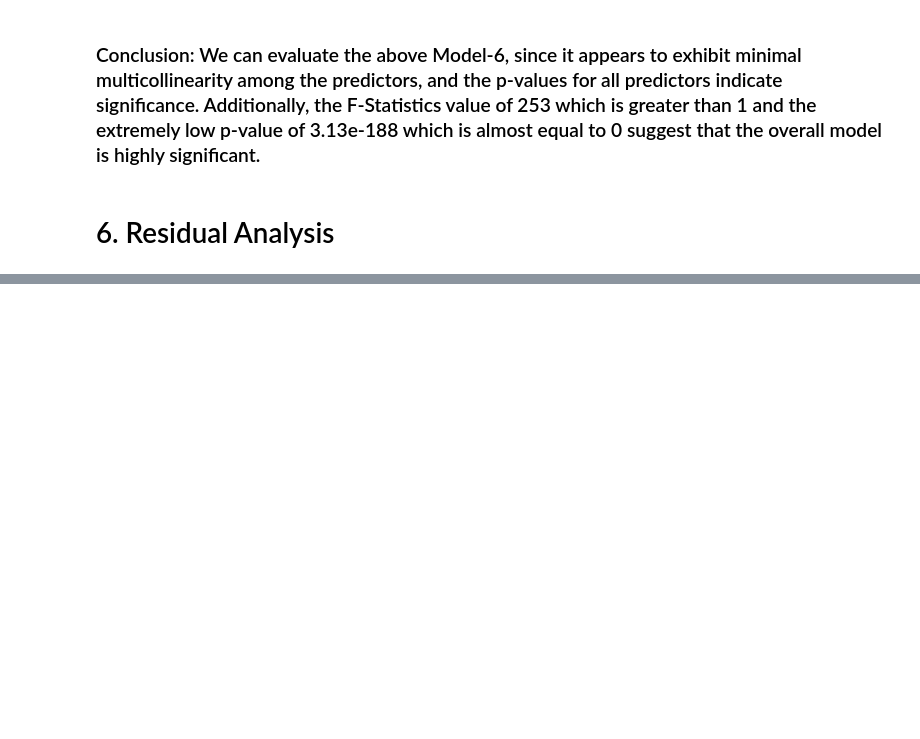
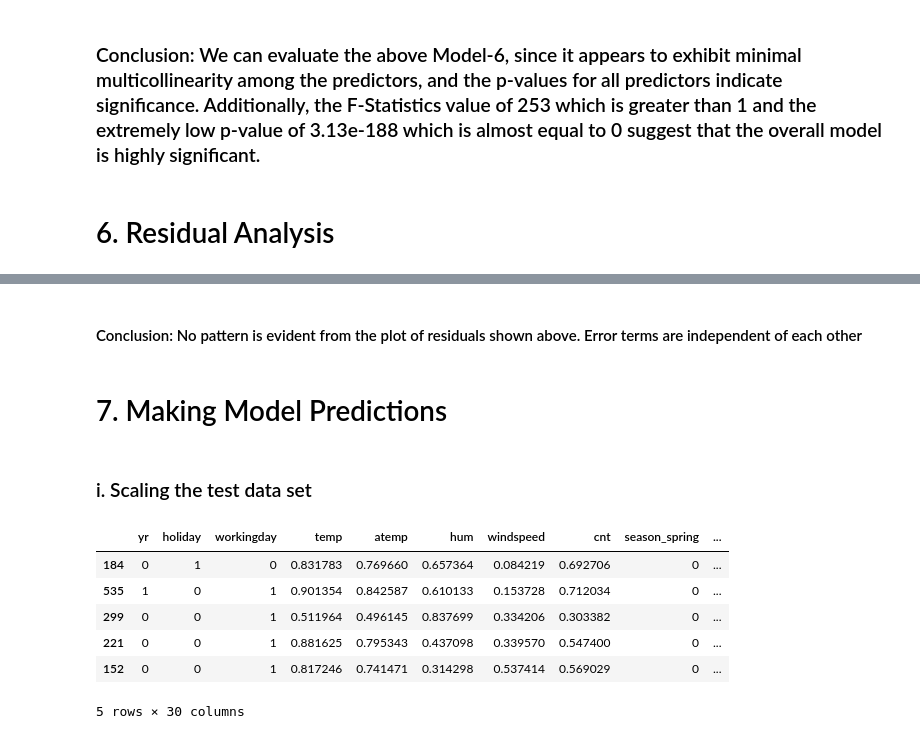
Before and after one commit to anagharavishankar/Regression_Bike_Sharing, a Jupyter notebook: Anagha_Ravishankar_Bike_Sharing.ipynb, the cells around one changed output, grey strips where cells are left out. Saved outputs shown, nothing was run; the diff lists cells and outputs as text; code cells hidden in the pictures; blank space fills up the shorter version.

```diff
--- a/Anagha_Ravishankar_Bike_Sharing.ipynb
+++ b/Anagha_Ravishankar_Bike_Sharing.ipynb
@@ -798,0 +797,18 @@ plt.show()
+# %% [markdown]
+#### Conclusion: No  pattern is evident from the plot of residuals shown above. Error terms are independent of each other
+# %% [markdown]
+# 7. Making Model Predictions
+# %% [markdown]
+### i. Scaling the test data set
+# %%
+numerical_var = ['temp', 'atemp', 'hum', 'windspeed','cnt']
+test_df[numerical_var] = scaler.transform(test_df[numerical_var])
+test_df.head()
+# %% [output]
+|  | yr | holiday | workingday | temp | atemp | hum | windspeed | cnt | season_spring | ... |
+| 184 | 0 | 1 | 0 | 0.831783 | 0.769660 | 0.657364 | 0.084219 | 0.692706 | 0 | ... |
+| 535 | 1 | 0 | 1 | 0.901354 | 0.842587 | 0.610133 | 0.153728 | 0.712034 | 0 | ... |
+| 299 | 0 | 0 | 1 | 0.511964 | 0.496145 | 0.837699 | 0.334206 | 0.303382 | 0 | ... |
+| 221 | 0 | 0 | 1 | 0.881625 | 0.795343 | 0.437098 | 0.339570 | 0.547400 | 0 | ... |
+| 152 | 0 | 0 | 1 | 0.817246 | 0.741471 | 0.314298 | 0.537414 | 0.569029 | 0 | ... |
+5 rows × 30 columns
```
Also changed, not shown: parts of 41 cells of this notebook.
